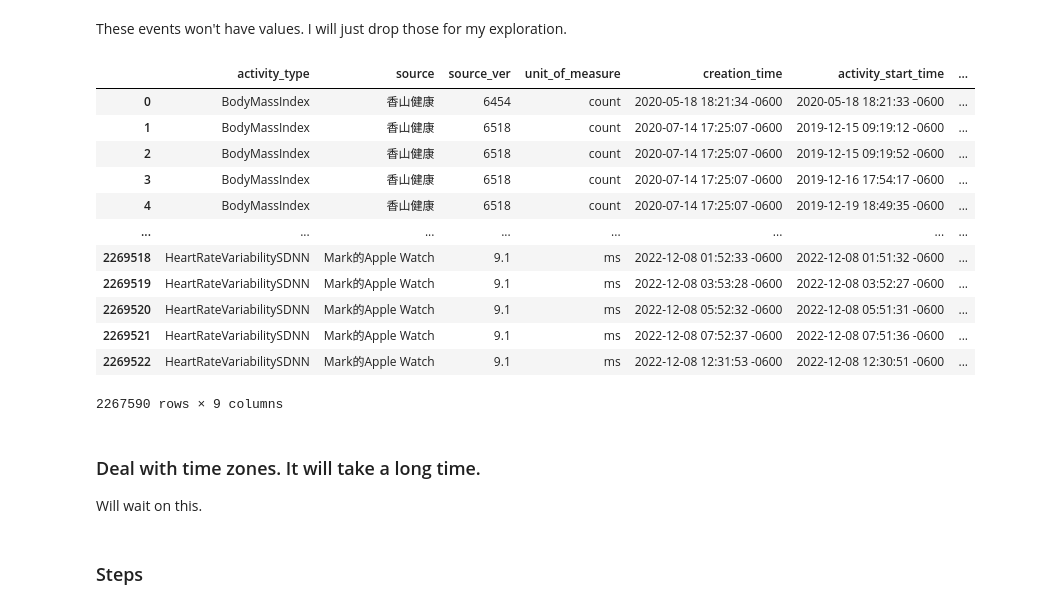
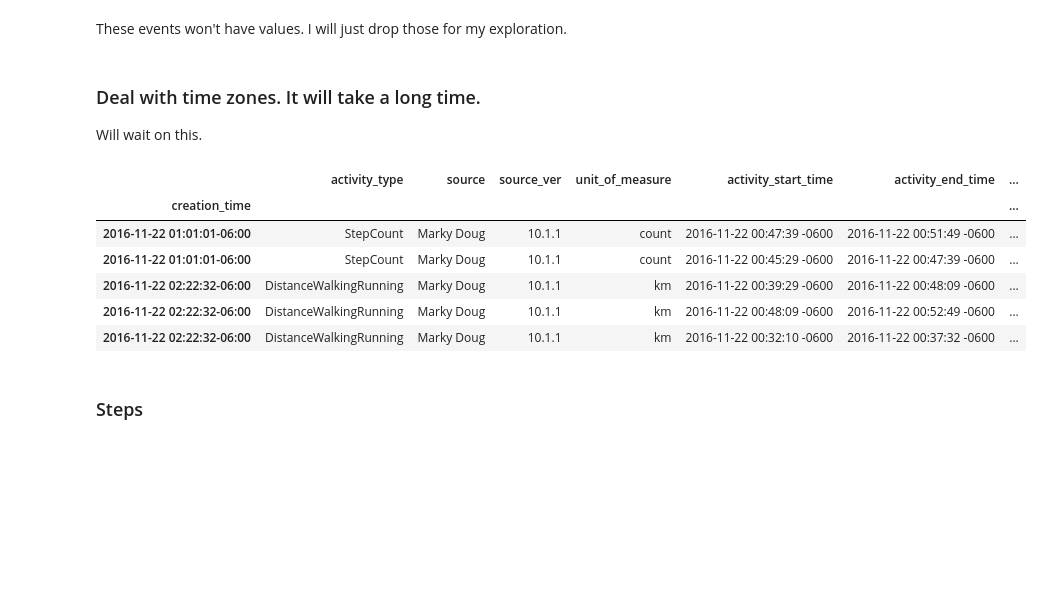
Before and after one commit to markydoug/my_apple_health, a Jupyter notebook: explore.ipynb, the cells around one changed output. Saved outputs shown, nothing was run; the diff lists cells and outputs as text; code cells hidden in the pictures; blank space fills up the shorter version.

```diff
--- a/explore.ipynb
+++ b/explore.ipynb
@@ -31,3 +36,5 @@ close_your_rings = pd.DataFrame(input_data['HealthData']['ActivitySummary'])
+# %%
+records_list = pd.read_csv('records_list.csv')
 # %%
 records_list.info(show_counts=True)
 # %% [output]
@@ -158,31 +148,25 @@ Name: activity_type, dtype: int64
 These events won't have values. I will just drop those for my exploration.
 # %%
 records_list.dropna(subset='value', inplace=True)
-# %%
-records_list
-# %% [output]
-|  | activity_type | source | source_ver | unit_of_measure | creation_time | activity_start_time | ... |
-| 0 | BodyMassIndex | 香山健康 | 6454 | count | 2020-05-18 18:21:34 -0600 | 2020-05-18 18:21:33 -0600 | ... |
-| 1 | BodyMassIndex | 香山健康 | 6518 | count | 2020-07-14 17:25:07 -0600 | 2019-12-15 09:19:12 -0600 | ... |
-| 2 | BodyMassIndex | 香山健康 | 6518 | count | 2020-07-14 17:25:07 -0600 | 2019-12-15 09:19:52 -0600 | ... |
-| 3 | BodyMassIndex | 香山健康 | 6518 | count | 2020-07-14 17:25:07 -0600 | 2019-12-16 17:54:17 -0600 | ... |
-| 4 | BodyMassIndex | 香山健康 | 6518 | count | 2020-07-14 17:25:07 -0600 | 2019-12-19 18:49:35 -0600 | ... |
-| ... | ... | ... | ... | ... | ... | ... | ... |
-| 2269518 | HeartRateVariabilitySDNN | Mark的Apple Watch | 9.1 | ms | 2022-12-08 01:52:33 -0600 | 2022-12-08 01:51:32 -0600 | ... |
-| 2269519 | HeartRateVariabilitySDNN | Mark的Apple Watch | 9.1 | ms | 2022-12-08 03:53:28 -0600 | 2022-12-08 03:52:27 -0600 | ... |
-| 2269520 | HeartRateVariabilitySDNN | Mark的Apple Watch | 9.1 | ms | 2022-12-08 05:52:32 -0600 | 2022-12-08 05:51:31 -0600 | ... |
-| 2269521 | HeartRateVariabilitySDNN | Mark的Apple Watch | 9.1 | ms | 2022-12-08 07:52:37 -0600 | 2022-12-08 07:51:36 -0600 | ... |
-| 2269522 | HeartRateVariabilitySDNN | Mark的Apple Watch | 9.1 | ms | 2022-12-08 12:31:53 -0600 | 2022-12-08 12:30:51 -0600 | ... |
-2267590 rows × 9 columns
 # %% [markdown]
 ### Deal with time zones. It will take a long time.
 Will wait on this.
 # %%
-#df['creation_time'] = pd.to_datetime(df['creation_time'])
+records_list['creation_time'] = pd.to_datetime(records_list['creation_time'])
 # %%
-#df = df.set_index('creation_time').sort_index()
+records_list = records_list.set_index('creation_time').sort_index()
 # %%
-#china1 = df[:'2016-11-22 08']
+china1 = records_list[:'2016-11-22 08']
+# %%
+china1.tail()
+# %% [output]
+|  | activity_type | source | source_ver | unit_of_measure | activity_start_time | activity_end_time | ... |
+| creation_time |  |  |  |  |  |  | ... |
+| 2016-11-22 01:01:01-06:00 | StepCount | Marky Doug | 10.1.1 | count | 2016-11-22 00:47:39 -0600 | 2016-11-22 00:51:49 -0600 | ... |
+| 2016-11-22 01:01:01-06:00 | StepCount | Marky Doug | 10.1.1 | count | 2016-11-22 00:45:29 -0600 | 2016-11-22 00:47:39 -0600 | ... |
+| 2016-11-22 02:22:32-06:00 | DistanceWalkingRunning | Marky Doug | 10.1.1 | km | 2016-11-22 00:39:29 -0600 | 2016-11-22 00:48:09 -0600 | ... |
+| 2016-11-22 02:22:32-06:00 | DistanceWalkingRunning | Marky Doug | 10.1.1 | km | 2016-11-22 00:48:09 -0600 | 2016-11-22 00:52:49 -0600 | ... |
+| 2016-11-22 02:22:32-06:00 | DistanceWalkingRunning | Marky Doug | 10.1.1 | km | 2016-11-22 00:32:10 -0600 | 2016-11-22 00:37:32 -0600 | ... |
 # %%
 #def change_time_zone(df):
 #    df = df.tz_convert('Asia/Chongqing')
```
Also changed, not shown: parts of 6 cells of this notebook.
